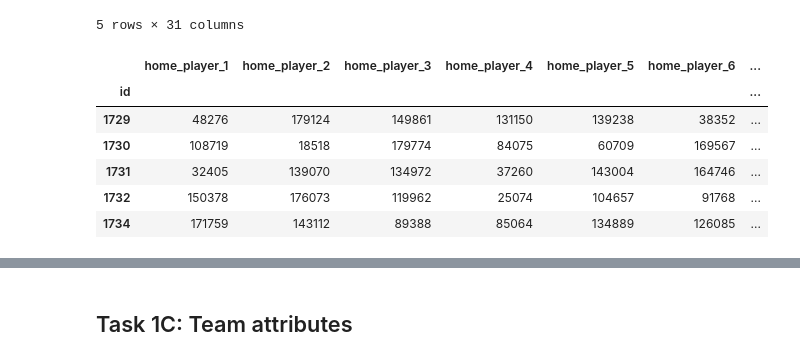
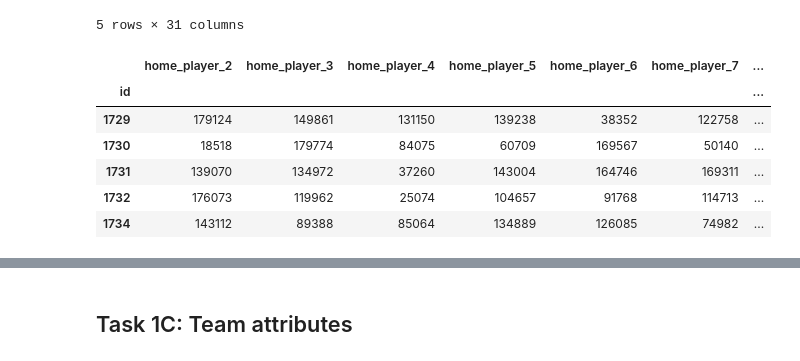
Before and after one commit to amrawadk/football-data-analysis, a Jupyter notebook: build_database.ipynb, the cells around one changed output, grey strips where cells are left out. Cells and saved outputs as stored; diff of their text form; code cells hidden in the pictures.

Commit message:
General attributes now caclulated for players 2:11

```diff
--- a/build_database.ipynb
+++ b/build_database.ipynb
@@ -265,23 +265,23 @@ player_attribs = ['overall_rating', 'crossing', 'finishing', 'heading_accuracy',
 index_list = player_attrib.index.tolist()
 # %%
 # Get the attributes for each player closest to match point
-home_attribs = df[['date'] + home_fields].copy()
+home_attribs = df[['date'] + home_fields[1:]].copy()
 
 
 # Map the ids to the corresponding attribute ids
-for col in home_fields:
+for col in home_fields[1:]:
     home_attribs[col] = home_attribs.apply(lambda s: get_latest_attribute_idx(s, col), axis=1)
 
 # Show mapped attribute ids
-home_attribs[home_fields].head(5)
+home_attribs[home_fields[1:]].head(5)
 # %% [output]
-|  | home_player_1 | home_player_2 | home_player_3 | home_player_4 | home_player_5 | home_player_6 | ... |
+|  | home_player_2 | home_player_3 | home_player_4 | home_player_5 | home_player_6 | home_player_7 | ... |
 | id |  |  |  |  |  |  | ... |
-| 1729 | 48276 | 179124 | 149861 | 131150 | 139238 | 38352 | ... |
-| 1730 | 108719 | 18518 | 179774 | 84075 | 60709 | 169567 | ... |
-| 1731 | 32405 | 139070 | 134972 | 37260 | 143004 | 164746 | ... |
-| 1732 | 150378 | 176073 | 119962 | 25074 | 104657 | 91768 | ... |
-| 1734 | 171759 | 143112 | 89388 | 85064 | 134889 | 126085 | ... |
+| 1729 | 179124 | 149861 | 131150 | 139238 | 38352 | 122758 | ... |
+| 1730 | 18518 | 179774 | 84075 | 60709 | 169567 | 50140 | ... |
+| 1731 | 139070 | 134972 | 37260 | 143004 | 164746 | 169311 | ... |
+| 1732 | 176073 | 119962 | 25074 | 104657 | 91768 | 114713 | ... |
+| 1734 | 143112 | 89388 | 85064 | 134889 | 126085 | 74982 | ... |
 # %%
 # Get the desired home player attributes
 
```
Also changed, not shown: parts of 4 cells of this notebook.
